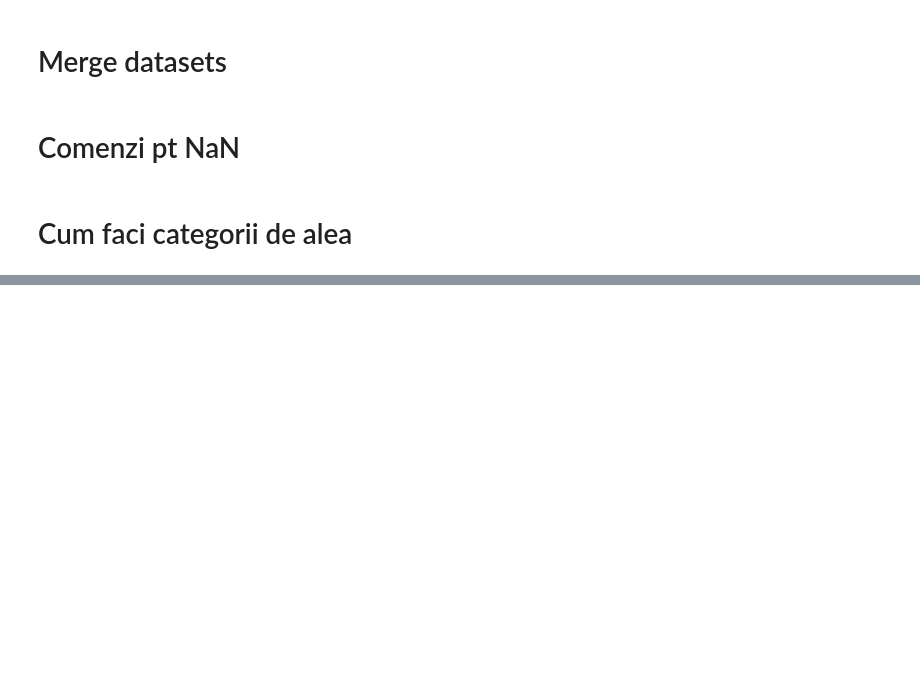
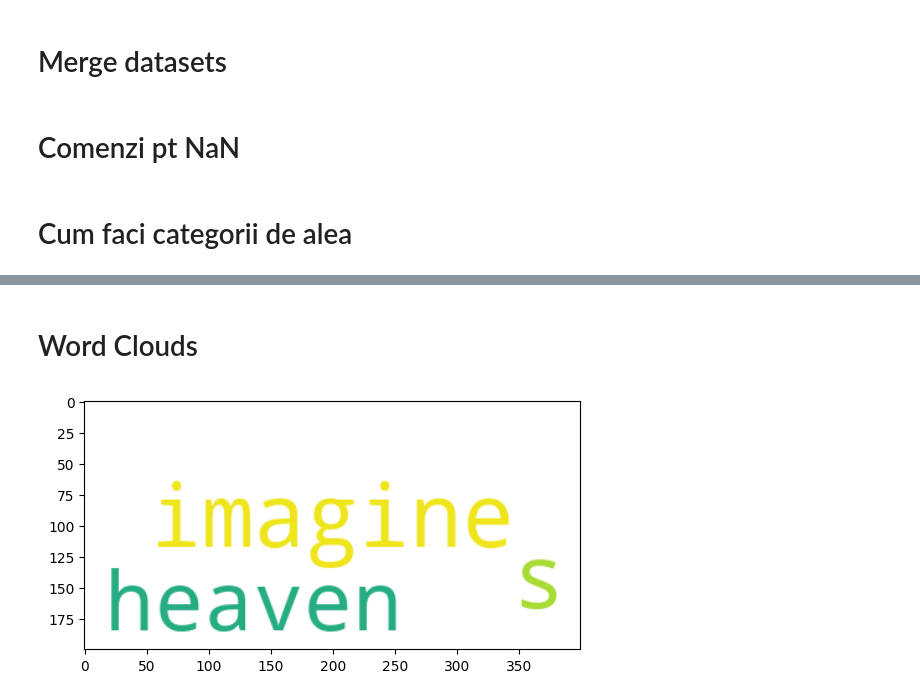
Before and after one commit to DUCU1/DataAndAI, a Jupyter notebook: Code/Functions/Comanezi.ipynb, the cells around one changed output, grey strips where cells are left out. Cells and saved outputs as stored; diff of their text form; code cells hidden in the pictures; blank space fills up the shorter version.

```diff
--- a/Code/Functions/Comanezi.ipynb
+++ b/Code/Functions/Comanezi.ipynb
@@ -81,0 +141,11 @@ df[df.columns[x]]= df[df.columns[x]].astype(pd.CategoricalDtype( categories=['va
+# %% [markdown]
+# Word Clouds
+# %%
+import wordcloud as wc
+text = 'imagine there’s no heaven ... '
+cloud = wc.WordCloud(max_font_size=70, max_words=40, background_color='white').generate(text)
+plt.figure()
+plt.imshow(cloud, interpolation='bilinear')
+plt.show()
+# %% [output]
+[figure, added]
```
Also changed, not shown: parts of 10 cells of this notebook, 2 other files.
